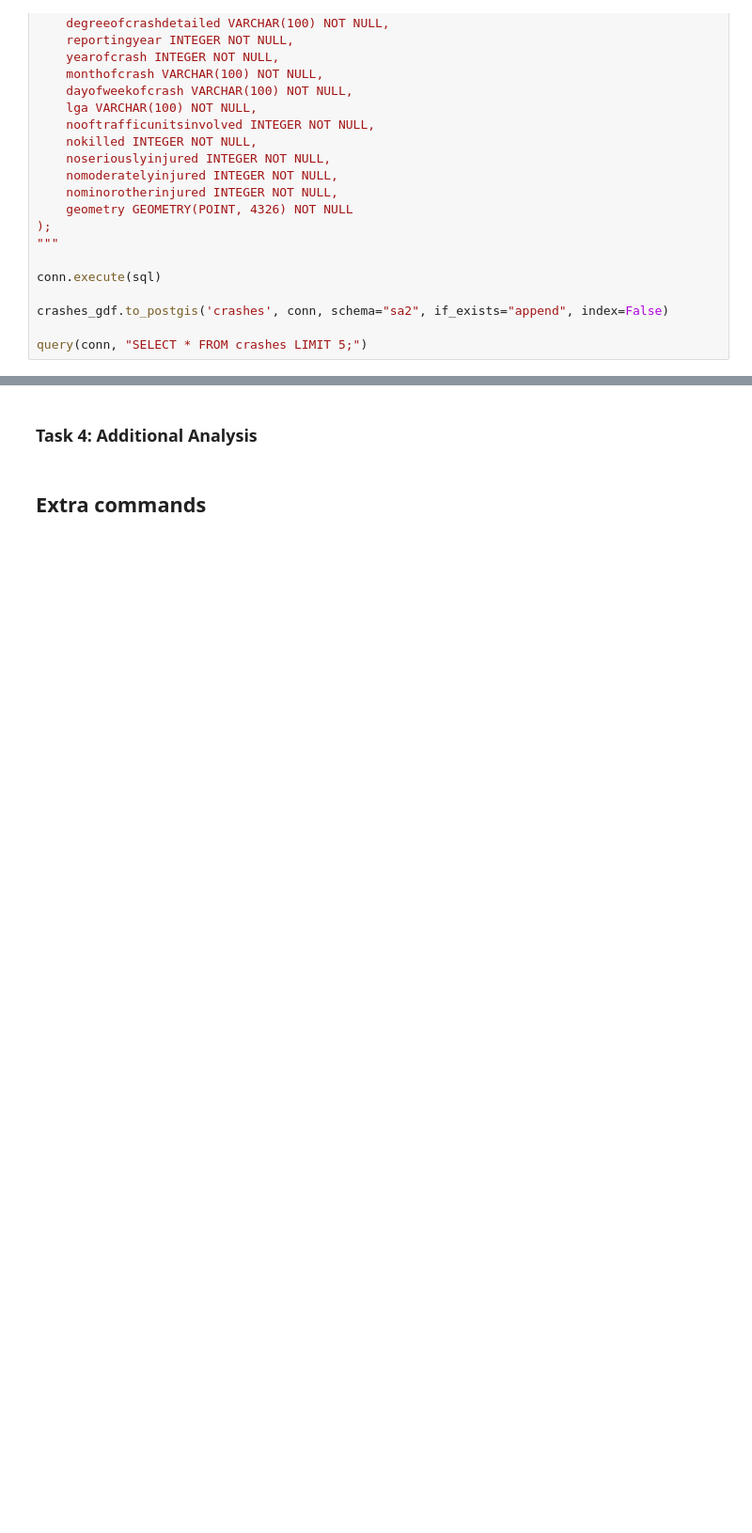
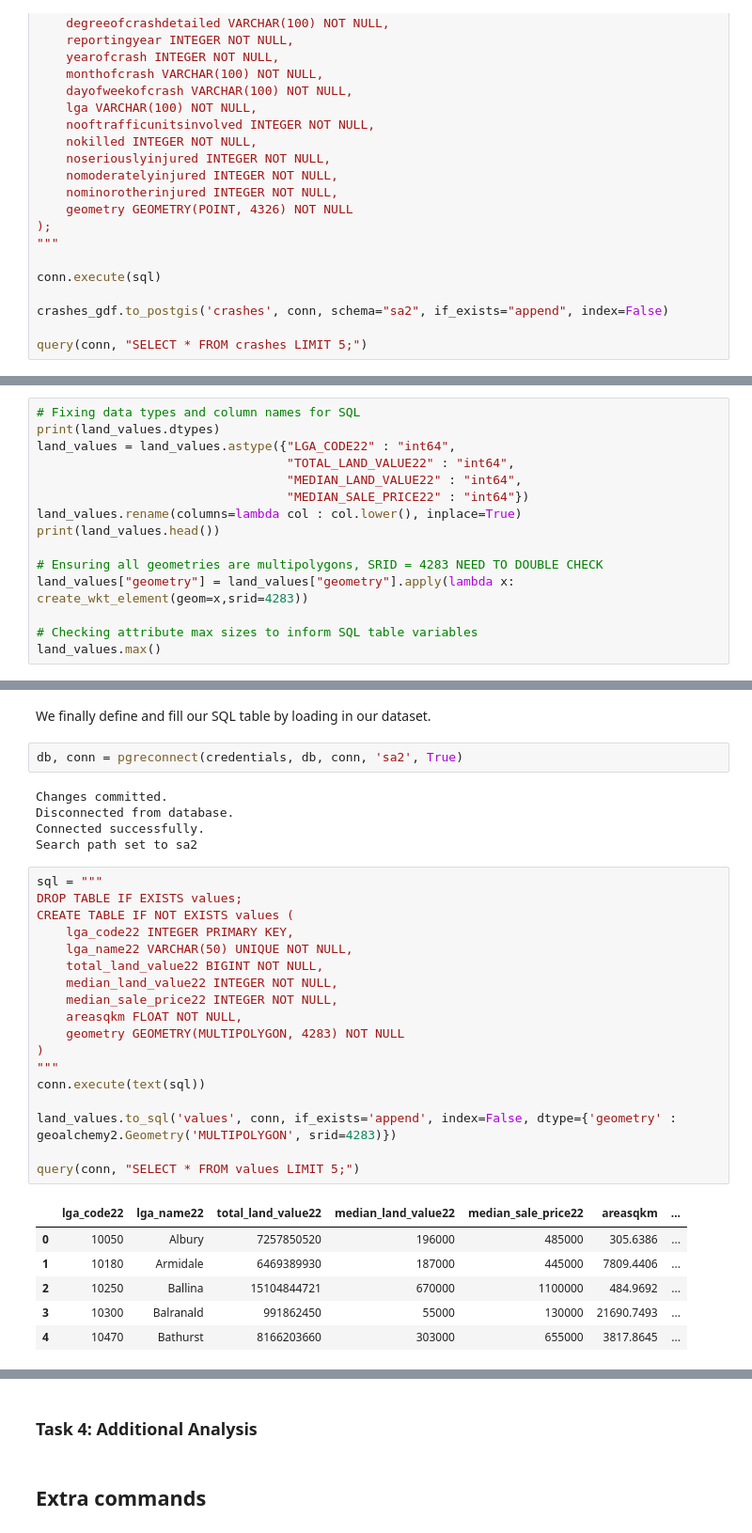
Before and after one commit to FixItChris/DATA2901, a Jupyter notebook: Report.ipynb, the cells around one changed output, grey strips where cells are left out. Shown at 94% size. Drawn from its saved outputs; the diff is of its cells as text; blank space fills up the shorter version.

```diff
--- a/Report.ipynb
+++ b/Report.ipynb
@@ -1205,0 +1480,15 @@ query(conn, "SELECT * FROM crashes LIMIT 5;")
+# %%
+# Fixing data types and column names for SQL
+print(land_values.dtypes)
+land_values = land_values.astype({"LGA_CODE22" : "int64",
+                                  "TOTAL_LAND_VALUE22" : "int64",
+                                  "MEDIAN_LAND_VALUE22" : "int64",
+                                  "MEDIAN_SALE_PRICE22" : "int64"})
+land_values.rename(columns=lambda col : col.lower(), inplace=True)
+print(land_values.head())
+
+# Ensuring all geometries are multipolygons, SRID = 4283 NEED TO DOUBLE CHECK
+land_values["geometry"] = land_values["geometry"].apply(lambda x: create_wkt_element(geom=x,srid=4283))
+
+# Checking attribute max sizes to inform SQL table variables
+land_values.max()
@@ -1205,0 +1513,34 @@ query(conn, "SELECT * FROM crashes LIMIT 5;")
+# %% [markdown]
+We finally define and fill our SQL table by loading in our dataset.
+# %%
+db, conn = pgreconnect(credentials, db, conn, 'sa2', True)
+# %% [output]
+Changes committed.
+Disconnected from database.
+Connected successfully.
+Search path set to sa2
+# %%
+sql = """
+DROP TABLE IF EXISTS values;
+CREATE TABLE IF NOT EXISTS values (
+    lga_code22 INTEGER PRIMARY KEY,
+    lga_name22 VARCHAR(50) UNIQUE NOT NULL,
+    total_land_value22 BIGINT NOT NULL,
+    median_land_value22 INTEGER NOT NULL,
+    median_sale_price22 INTEGER NOT NULL,
+    areasqkm FLOAT NOT NULL,
+    geometry GEOMETRY(MULTIPOLYGON, 4283) NOT NULL
+)
+"""
+conn.execute(text(sql))
+
+land_values.to_sql('values', conn, if_exists='append', index=False, dtype={'geometry' : geoalchemy2.Geometry('MULTIPOLYGON', srid=4283)})
+
+query(conn, "SELECT * FROM values LIMIT 5;")
+# %% [output]
+|  | lga_code22 | lga_name22 | total_land_value22 | median_land_value22 | median_sale_price22 | areasqkm | ... |
+| 0 | 10050 | Albury | 7257850520 | 196000 | 485000 | 305.6386 | ... |
+| 1 | 10180 | Armidale | 6469389930 | 187000 | 445000 | 7809.4406 | ... |
+| 2 | 10250 | Ballina | 15104844721 | 670000 | 1100000 | 484.9692 | ... |
+| 3 | 10300 | Balranald | 991862450 | 55000 | 130000 | 21690.7493 | ... |
+| 4 | 10470 | Bathurst | 8166203660 | 303000 | 655000 | 3817.8645 | ... |
```
Also changed, not shown: parts of 24 cells of this notebook.
